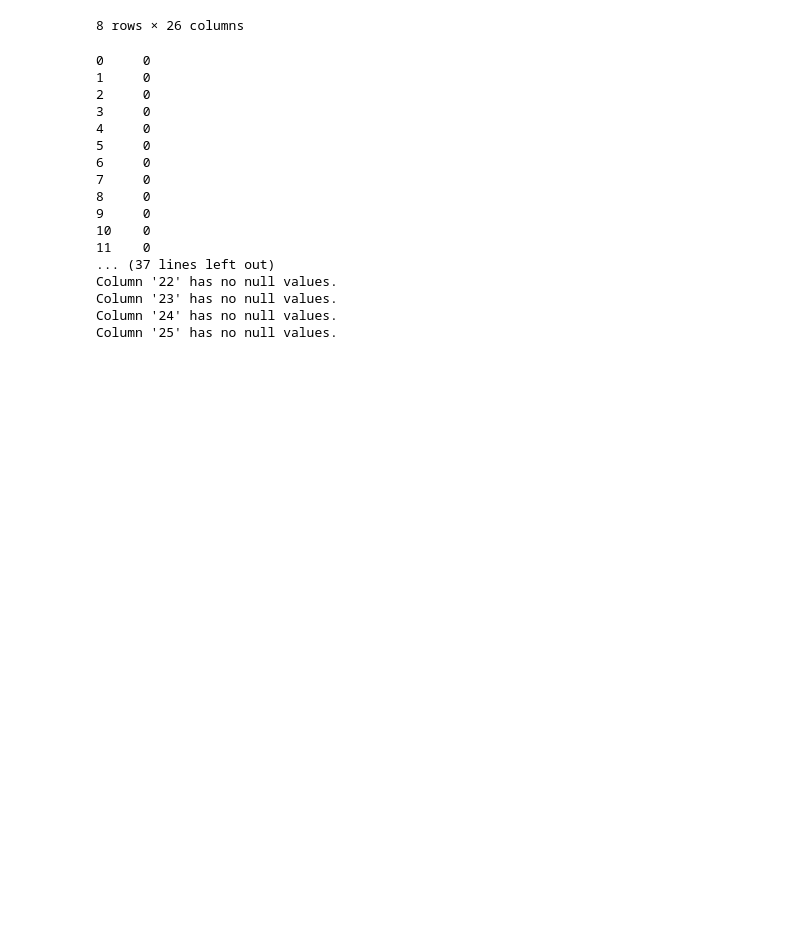
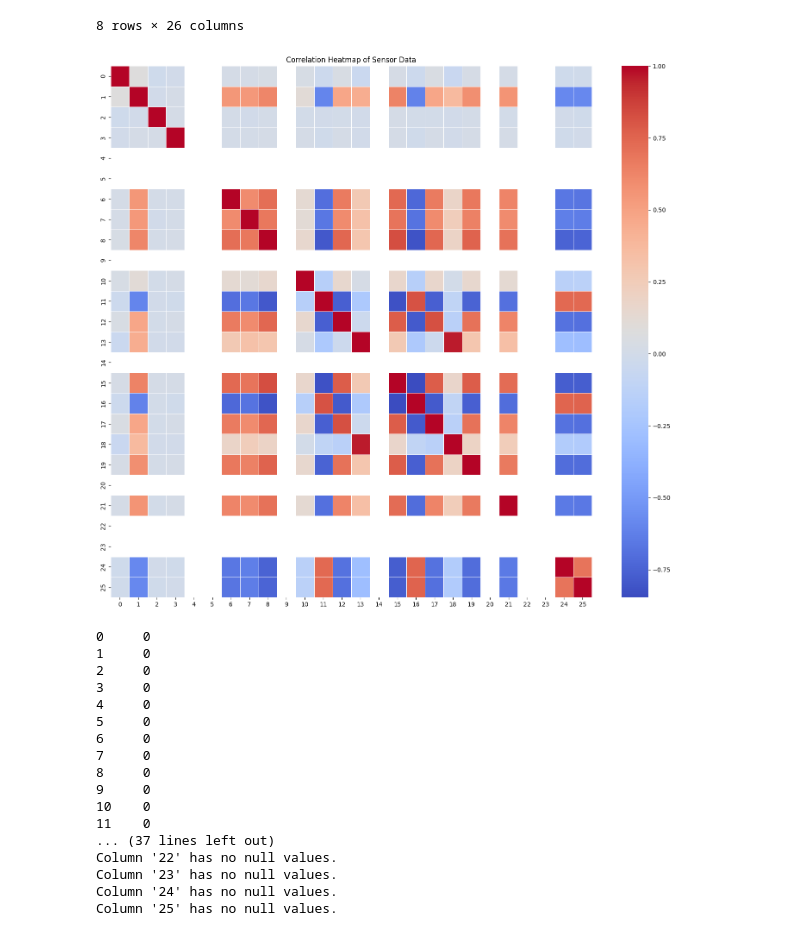
Before and after one commit to SANYASI-RAJA/PredictRemainLifeML, a Jupyter notebook: notebooks/EDA_RUL.ipynb, the cells around one changed output. Cells and saved outputs as stored; diff of their text form; code cells hidden in the pictures; blank space fills up the shorter version.

Commit message:
update data

```diff
--- a/notebooks/EDA_RUL.ipynb
+++ b/notebooks/EDA_RUL.ipynb
@@ -37,6 +37,16 @@ df1.describe()
 | 75% | 77.000000 | 156.000000 | 0.001500 | 0.000300 | 100.0 | 518.67 | 643.000000 | 1594.380000 | 1414.555000 | 1.462000e+01 | ... | ... |
 | max | 100.000000 | 362.000000 | 0.008700 | 0.000600 | 100.0 | 518.67 | 644.530000 | 1616.910000 | 1441.490000 | 1.462000e+01 | ... | ... |
 8 rows × 26 columns
+# %%
+corr_matrix = df1.corr()
+
+# Step 3: Plot Heatmap
+plt.figure(figsize=(18, 16))  # Bigger size so labels are readable
+sns.heatmap(corr_matrix, cmap='coolwarm', linewidths=0.5, annot=False)
+plt.title('Correlation Heatmap of Sensor Data')
+plt.show()
+# %% [output]
+[figure, added]
 # %%
 
 null_counts = df1.isna().sum()
```
Also changed, not shown: parts of 1 cell of this notebook.
